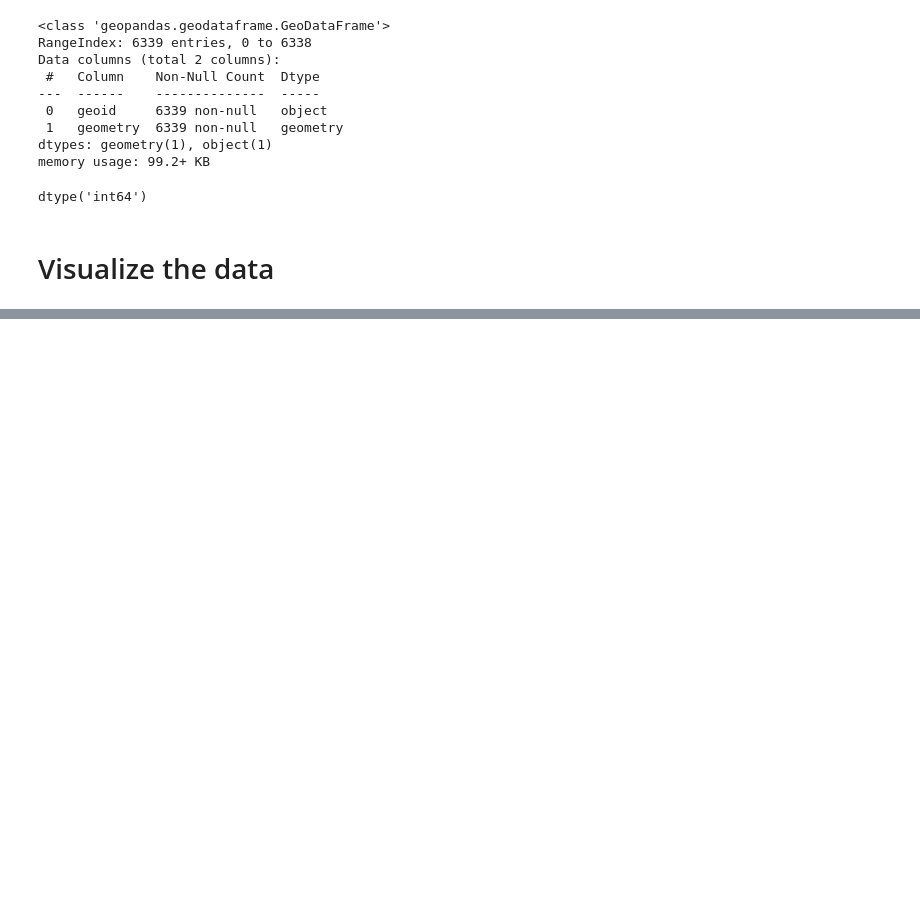
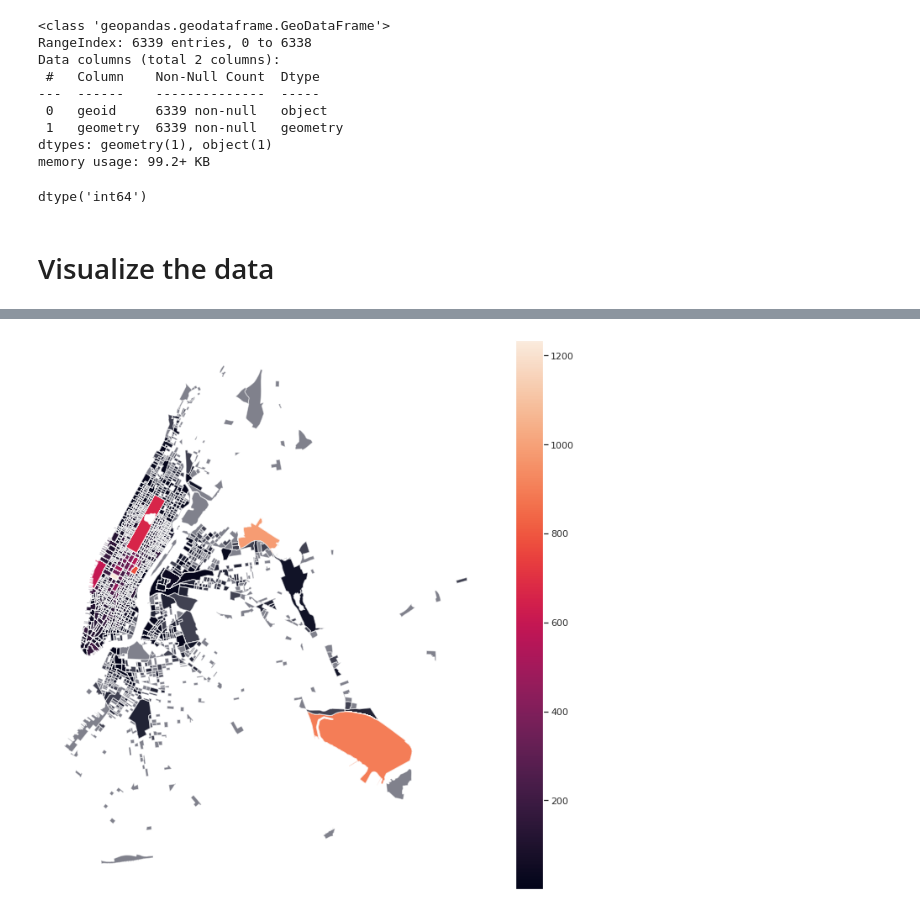
Before and after one commit to soyhyoj/CARTO-JuniorDSTest, a Jupyter notebook: notebooks/2.EDA.ipynb, the cells around one changed output, grey strips where cells are left out. Cells and saved outputs as stored; diff of their text form; code cells hidden in the pictures; blank space fills up the shorter version.

```diff
--- a/notebooks/2.EDA.ipynb
+++ b/notebooks/2.EDA.ipynb
@@ -190,4 +214,7 @@ pickup_jan.plot(ax=ax, color='red', alpha=.5, markersize=1)
 # %%
 # Count how many pickups were made within each block
-pickup_blocks.geoid.value_counts()
+counted = pickup_blocks.geoid.value_counts()
+counted = gpd.GeoDataFrame(counted).reset_index()
+counted.columns = ['geoid', 'n_pickup']
+counted.head()
 # %% [output]
@@ -210,0 +227,3 @@ DataError: No numeric types to aggregate
+# %%
+pickup_blocks = pickup_blocks.merge(counted, how='inner', on='geoid')
+pickup_blocks.head()
@@ -210,0 +237,7 @@ DataError: No numeric types to aggregate
+# %%
+# Visualize the polygons only joined with the points
+ax = pickup_blocks.plot(column='n_pickup', figsize=(12,12), alpha=.5, legend=True)
+ax.set_axis_off()
+plt.show()
+# %% [output]
+[figure, added]
```
Also changed, not shown: parts of 24 cells of this notebook.
